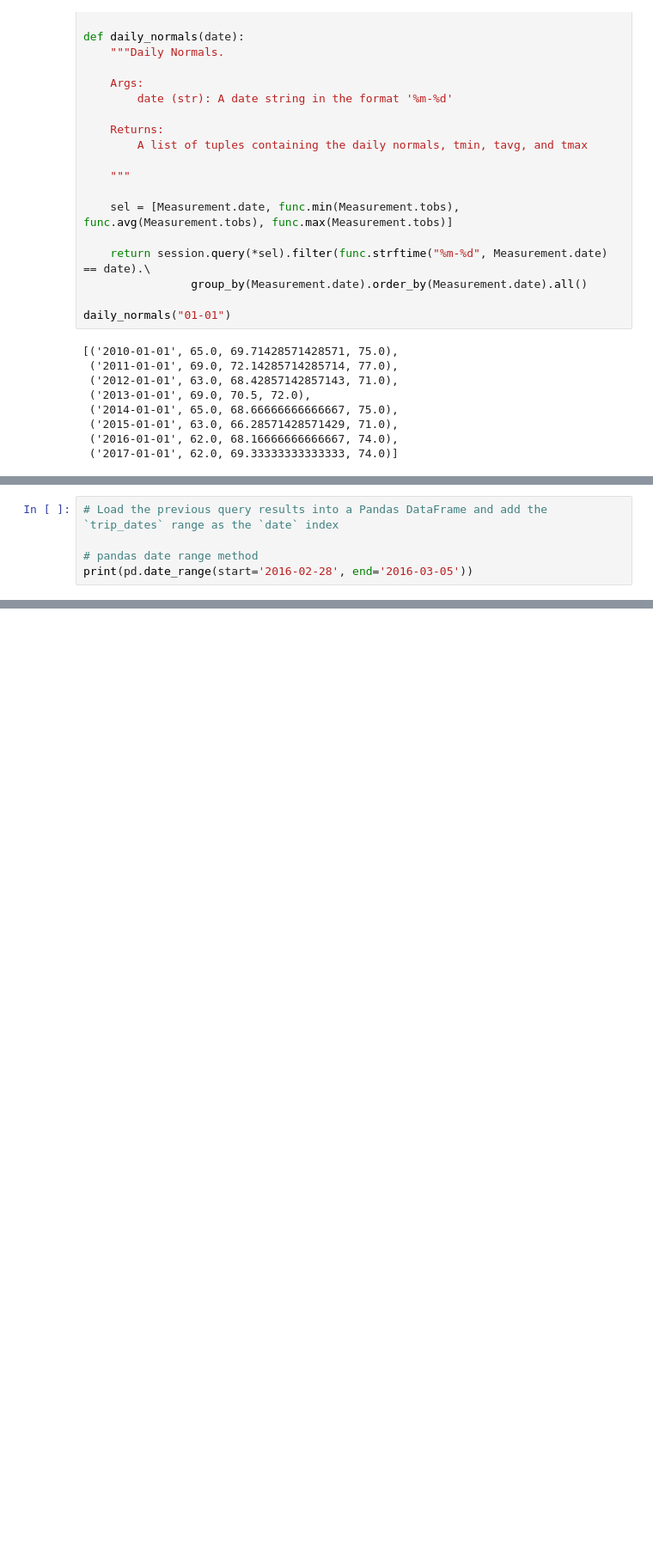
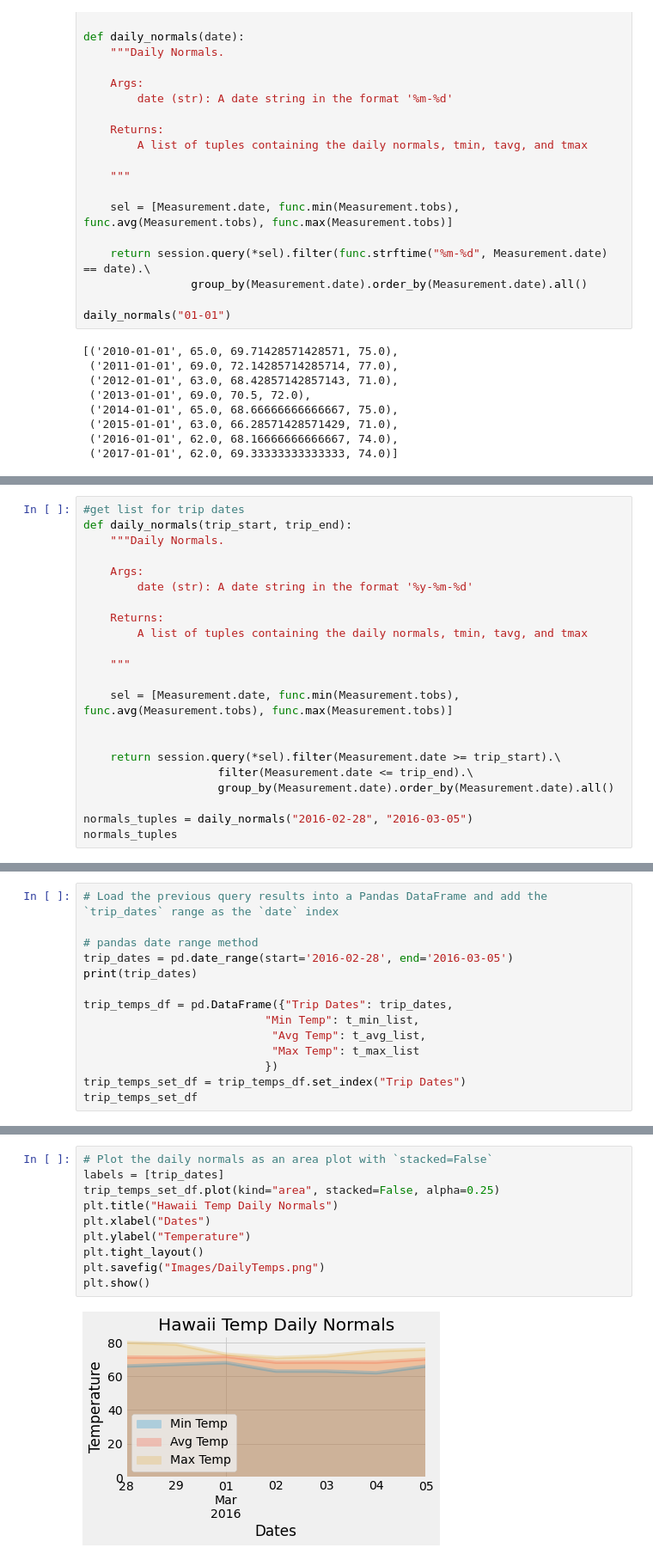
Before and after one commit to LeeProut/sqlalchemy-challenge, a Jupyter notebook: climate.ipynb, the cells around one changed output, grey strips where cells are left out. Shown at 86% size. Drawn from its saved outputs; the diff is of its cells as text; blank space fills up the shorter version.

Commit message:
finished area plot in bonus

```diff
--- a/climate.ipynb
+++ b/climate.ipynb
@@ -488,3 +464,25 @@ normals_tuples
  ('2017-03-03', 69.0, 72.71428571428571, 78.0),
  ('2017-03-04', 70.0, 74.8, 77.0),
  ('2017-03-05', 68.0, 70.5, 73.0)]
+# %%
+#get list for trip dates
+def daily_normals(trip_start, trip_end):
+    """Daily Normals.
+
+    Args:
+        date (str): A date string in the format '%y-%m-%d'
+
+    Returns:
+        A list of tuples containing the daily normals, tmin, tavg, and tmax
+
+    """
+
+    sel = [Measurement.date, func.min(Measurement.tobs), func.avg(Measurement.tobs), func.max(Measurement.tobs)]
+
+
+    return session.query(*sel).filter(Measurement.date >= trip_start).\
+                    filter(Measurement.date <= trip_end).\
+                    group_by(Measurement.date).order_by(Measurement.date).all()
+
+normals_tuples = daily_normals("2016-02-28", "2016-03-05")
+normals_tuples
@@ -530,7 +535,16 @@ print(t_max)
 # Load the previous query results into a Pandas DataFrame and add the `trip_dates` range as the `date` index
 
 # pandas date range method
-print(pd.date_range(start='2016-02-28', end='2016-03-05'))
+trip_dates = pd.date_range(start='2016-02-28', end='2016-03-05')
+print(trip_dates)
+
+trip_temps_df = pd.DataFrame({"Trip Dates": trip_dates,
+                           "Min Temp": t_min_list,
+                            "Avg Temp": t_avg_list,
+                            "Max Temp": t_max_list
+                           })
+trip_temps_set_df = trip_temps_df.set_index("Trip Dates")
+trip_temps_set_df
 # %% [output]
 DatetimeIndex(['2016-02-28', '2016-02-29', '2016-03-01', '2016-03-02',
                '2016-03-03', '2016-03-04', '2016-03-05'],
@@ -539,0 +561,12 @@ DatetimeIndex(['2016-02-28', '2016-02-29', '2016-03-01', '2016-03-02',
+# %%
+# Plot the daily normals as an area plot with `stacked=False`
+labels = [trip_dates]
+trip_temps_set_df.plot(kind="area", stacked=False, alpha=0.25)
+plt.title("Hawaii Temp Daily Normals")
+plt.xlabel("Dates")
+plt.ylabel("Temperature")
+plt.tight_layout()
+plt.savefig("Images/DailyTemps.png")
+plt.show()
+# %% [output]
+[figure, added]
```
Also changed, not shown: parts of 8 cells of this notebook.
